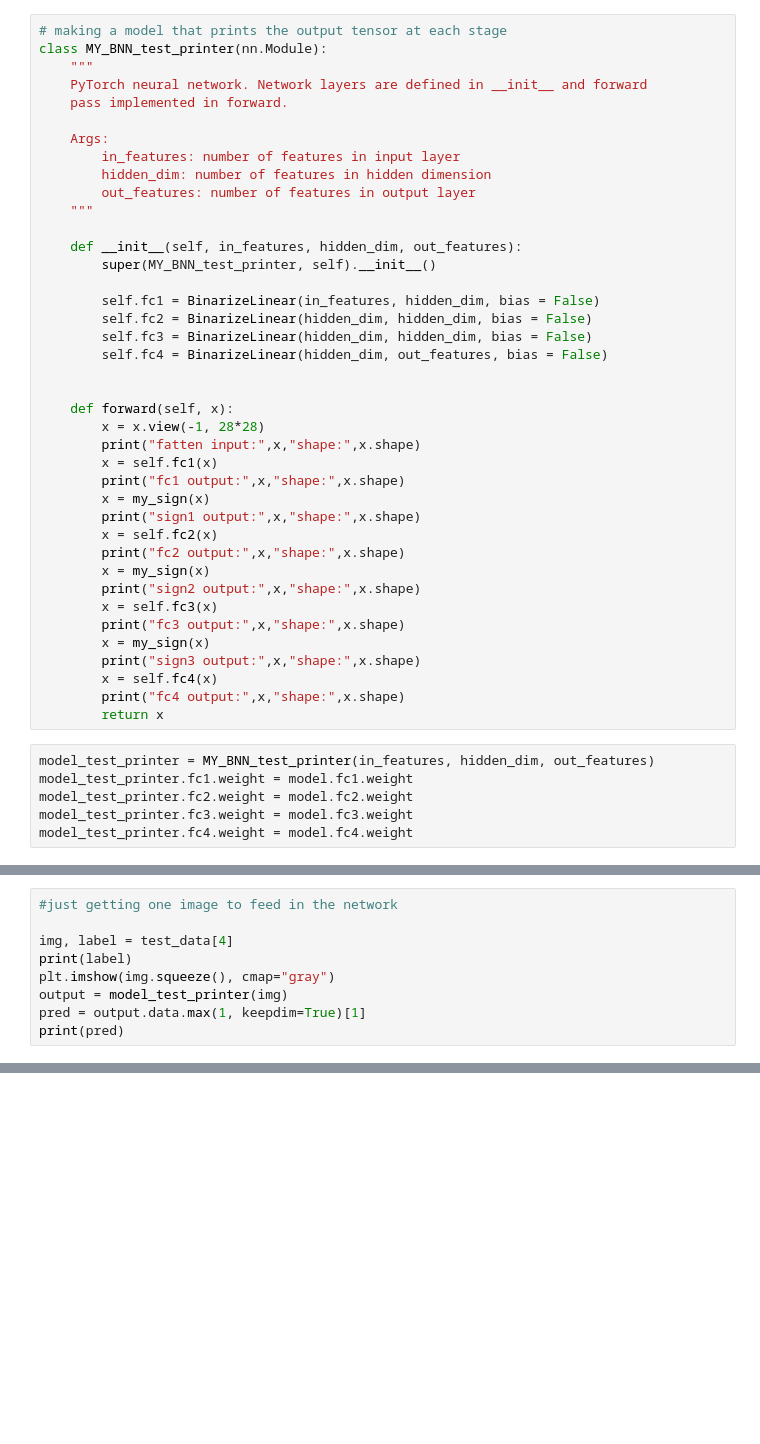
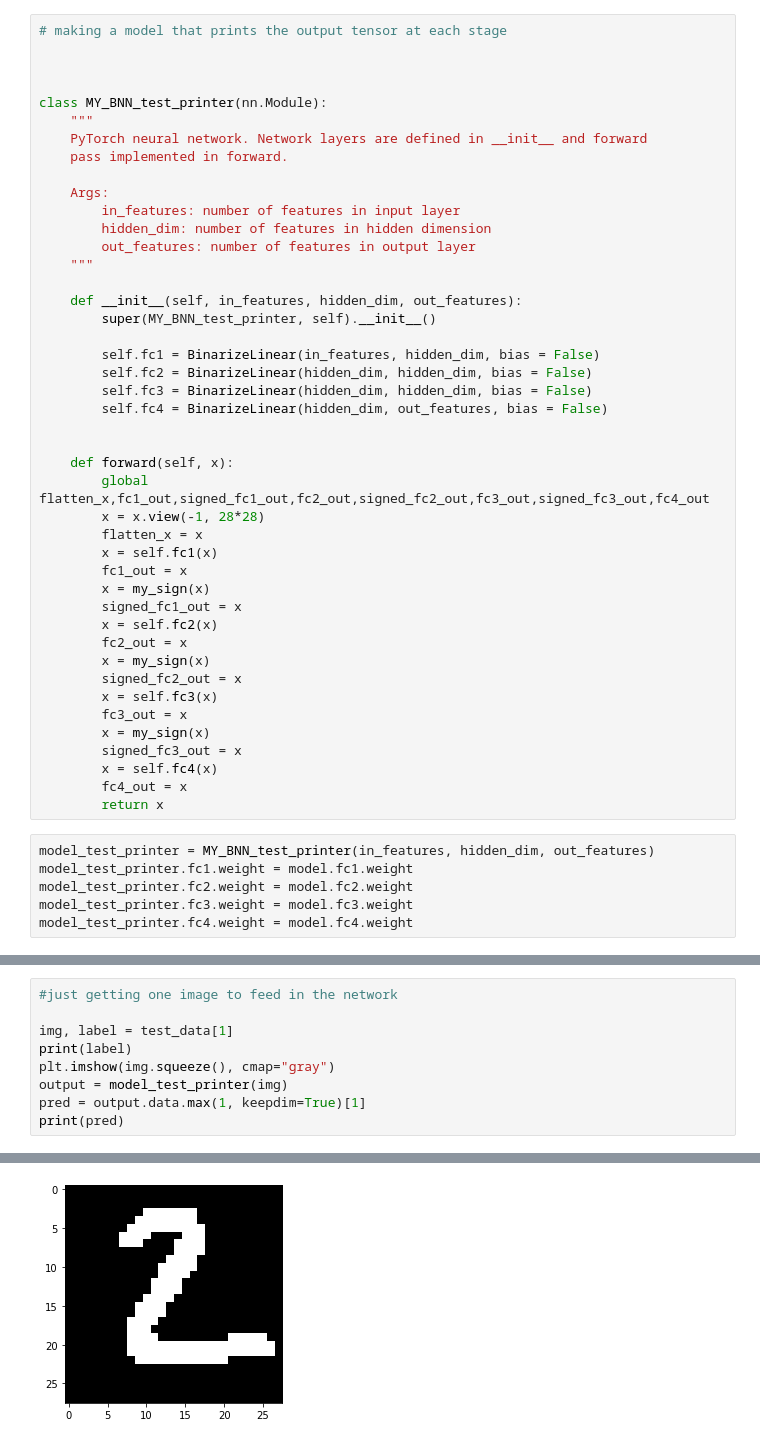
Before and after one commit to lollopes/MNIST_ASIC_LAB2, a Jupyter notebook: our_network.ipynb, the cells around one changed output, grey strips where cells are left out. Drawn from its saved outputs; the diff is of its cells as text; blank space fills up the shorter version.

```diff
--- a/our_network.ipynb
+++ b/our_network.ipynb
@@ -334,6 +366,9 @@ test_test()
 # Testing that outputs are binarized values at each layer
 # %%
 # making a model that prints the output tensor at each stage
+
+
+
 class MY_BNN_test_printer(nn.Module):
     """
     PyTorch neural network. Network layers are defined in __init__ and forward
@@ -355,22 +390,23 @@ class MY_BNN_test_printer(nn.Module):
 
 
     def forward(self, x):
+        global flatten_x,fc1_out,signed_fc1_out,fc2_out,signed_fc2_out,fc3_out,signed_fc3_out,fc4_out
         x = x.view(-1, 28*28)
-        print("fatten input:",x,"shape:",x.shape)
+        flatten_x = x
         x = self.fc1(x)
-        print("fc1 output:",x,"shape:",x.shape)
+        fc1_out = x
         x = my_sign(x)
-        print("sign1 output:",x,"shape:",x.shape)
+        signed_fc1_out = x
         x = self.fc2(x)
-        print("fc2 output:",x,"shape:",x.shape)
+        fc2_out = x
         x = my_sign(x)
-        print("sign2 output:",x,"shape:",x.shape)
+        signed_fc2_out = x
         x = self.fc3(x)
-        print("fc3 output:",x,"shape:",x.shape)
+        fc3_out = x
         x = my_sign(x)
-        print("sign3 output:",x,"shape:",x.shape)
+        signed_fc3_out = x
         x = self.fc4(x)
-        print("fc4 output:",x,"shape:",x.shape)
+        fc4_out = x
         return x
 # %%
 model_test_printer = MY_BNN_test_printer(in_features, hidden_dim, out_features)
@@ -383,9 +421,10 @@ print(model_test_printer.fc1.weight.shape)
 # %%
 #just getting one image to feed in the network
 
-img, label = test_data[4]
+img, label = test_data[1]
 print(label)
 plt.imshow(img.squeeze(), cmap="gray")
 output = model_test_printer(img)
 pred = output.data.max(1, keepdim=True)[1]
 print(pred)
+# %% [output]
@@ -391,0 +433 @@ print(pred)
+[figure, added]
```
Also changed, not shown: parts of 12 cells of this notebook.
